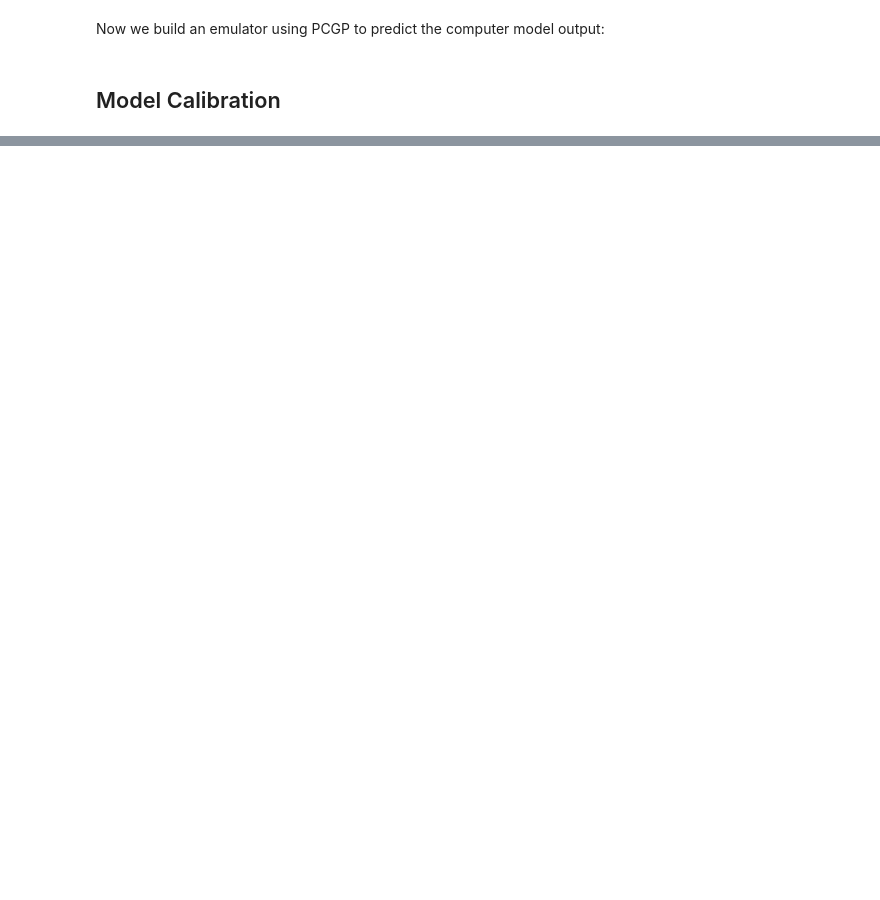
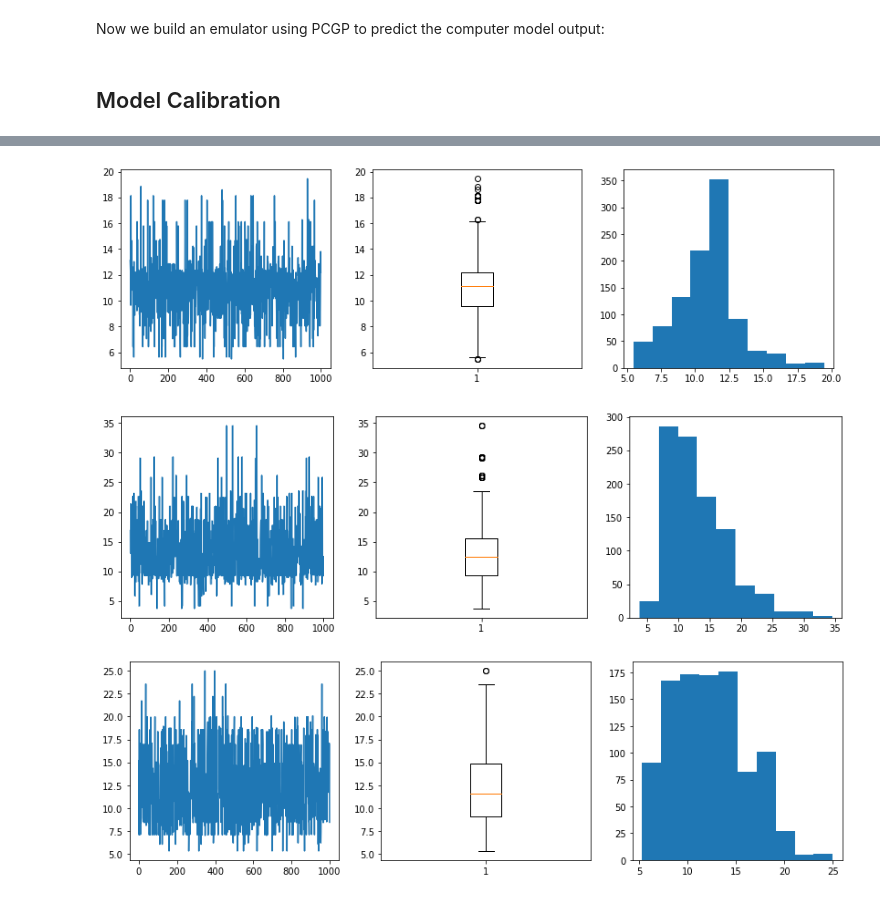
Before and after one commit to AlanSalgo1/BAND, a Jupyter notebook: BAND_Calibrator.ipynb, the cells around one changed output, grey strips where cells are left out. Cells and saved outputs as stored; diff of their text form; code cells hidden in the pictures; blank space fills up the shorter version.

```diff
--- a/BAND_Calibrator.ipynb
+++ b/BAND_Calibrator.ipynb
@@ -140,15 +149,18 @@ xtot[xtot[:,1] == 50, 1] = 'highdrop'
 theta_grav = priorphys_grav.rnd(50)
 
 # draw 50 random parameters from the prior
+theta_quad = priorphys_quad.rnd(50)
+
+# Specify mass and diameter of the ball. Draw a list of fixed parameters
 m = 1
 D = 1
-theta_quad = priorphys_quad.rnd(50, m, D)
+phi = np.vstack(( m * np.ones(50), D * np.ones(50))).T
 
 # create a computer experiment to build an emulator for the linear simulation
 f_grav = balldropmodel_grav(xv, theta_grav)
 
 # create a computer experiment to build an emulator for the gravity simulation
-f_quad = balldropmodel_quad(xv, theta_quad)
+f_quad = balldropmodel_quad(xv, theta_quad, phi)
 
 # build an emulator for the gravity simulation
 emu_grav = emulator(x=x, theta=theta_grav, f=f_grav, method='PCGP')
@@ -192,0 +242,37 @@ ModuleNotFoundError: No module named 'surmise'
+# %%
+cal_lin_1 = calibrator(emu=emu_quad,
+                       y=y,
+                       x=x,
+                       thetaprior=priorphys_quad,
+                       method='directbayes',
+                       yvar=obsvar,
+                       args={'theta0': priorphys_quad.rnd(1),
+                             'numsamp': 1000,
+                             'stepType': 'normal',
+                            #'stepParam': np.array([0.1, 1, 0.5])}) # What are these arguments?
+                            })
+# %%
+cal_lin_2 = calibrator(emu=emu_quad,
+                       y=y,
+                       x=x,
+                       thetaprior=priorphys_quad,
+                       method='directbayes',
+                       yvar=obsvar,
+                       args={'sampler': 'LMC',
+                             'theta0': priorphys_quad.rnd(100)})
+# %%
+cal_lin_3 = calibrator(emu=emu_quad,
+                       y=y,
+                       x=x,
+                       thetaprior=priorphys_quad,
+                       method='directbayeswoodbury',
+                       yvar=obsvar)
+# %%
+# visualize posterior draws for the calibration parameter
+plot_theta(cal_lin_1, 0)
+plot_theta(cal_lin_2, 0)
+plot_theta(cal_lin_3, 0)
+# %% [output]
+[figure, added]
+[figure, added]
+[figure, added]
```
Also changed, not shown: parts of 15 cells of this notebook, 2 other files.
